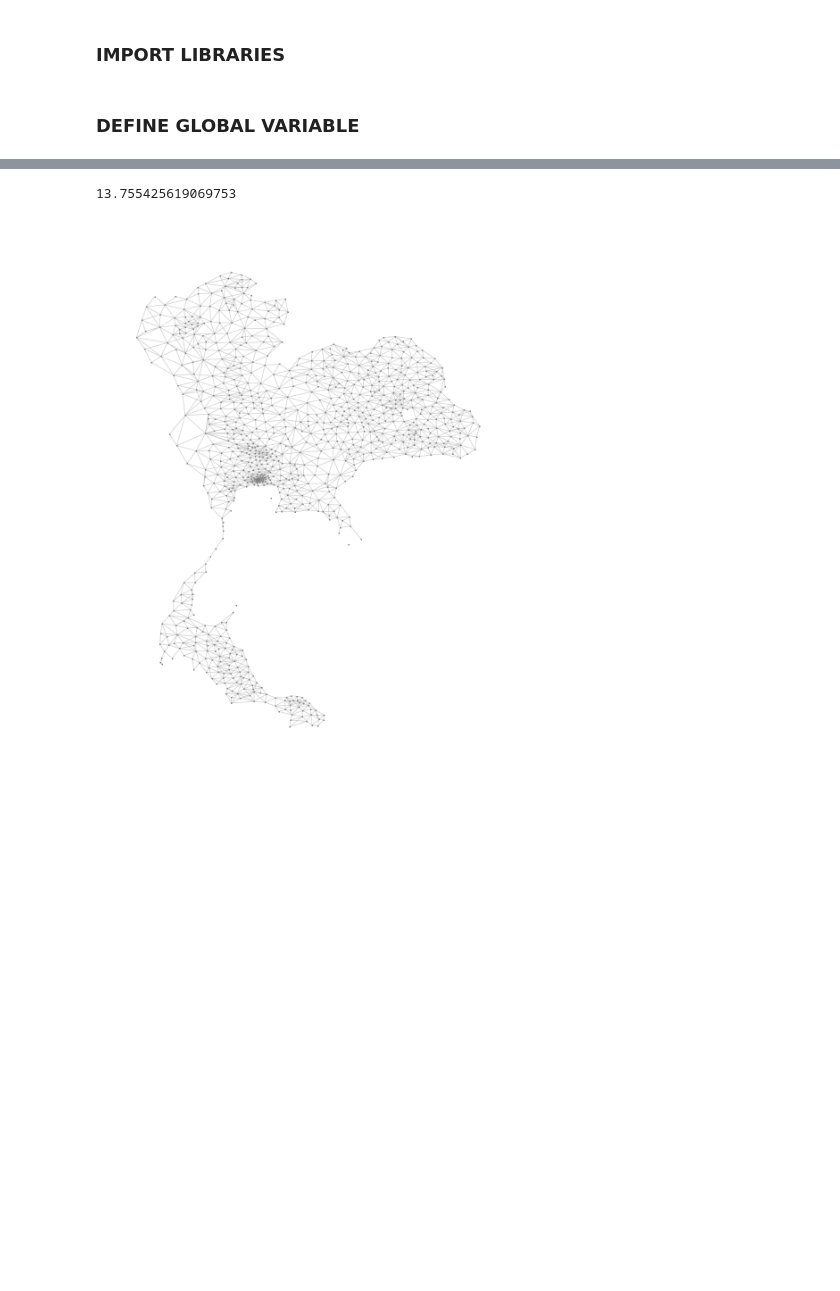
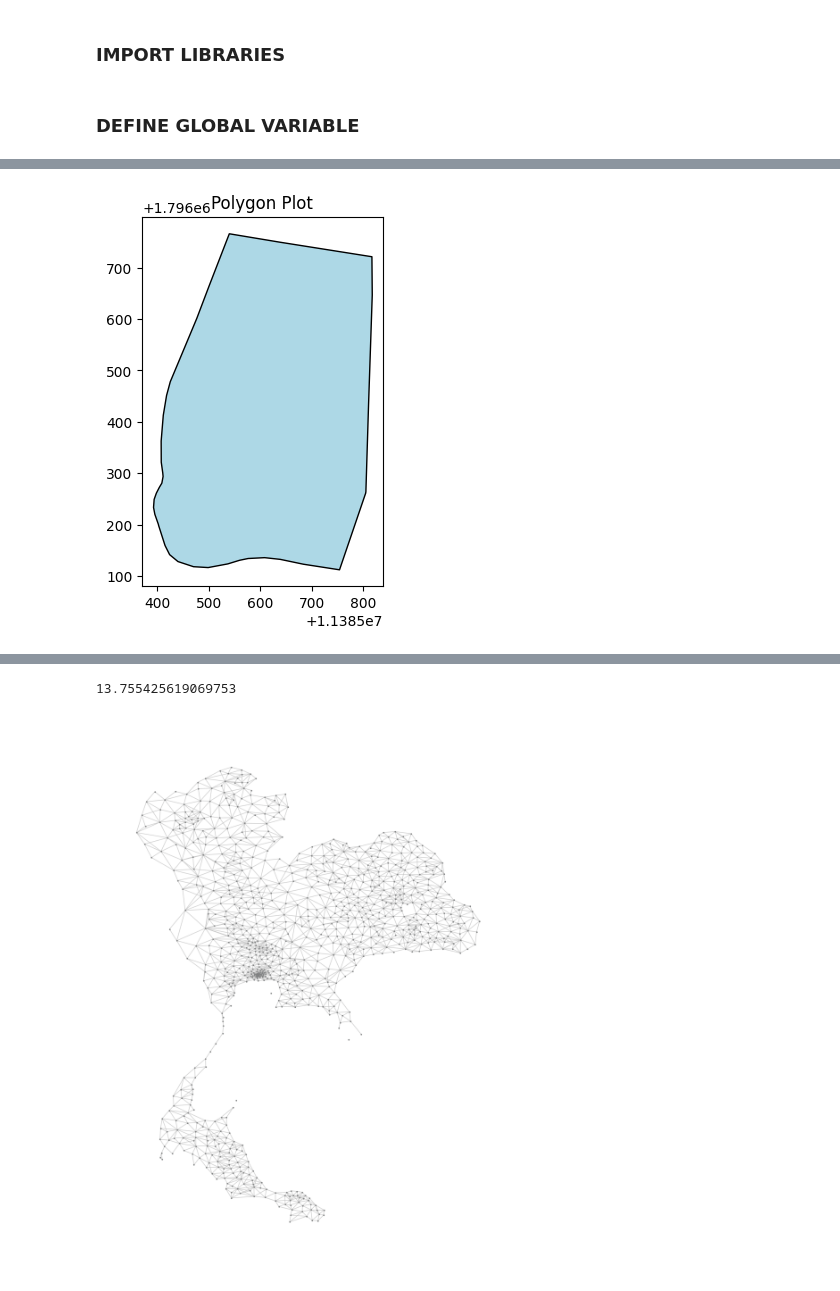
Before and after one commit to wtepsan/Adjacency-and-Distance-Matrix-of-Thailand, a Jupyter notebook: main_applications.ipynb, the cells around one changed output, grey strips where cells are left out. Saved outputs shown, nothing was run; the diff lists cells and outputs as text; code cells hidden in the pictures; blank space fills up the shorter version.

```diff
--- a/main_applications.ipynb
+++ b/main_applications.ipynb
@@ -86,0 +191,14 @@ DICT_amper2int = {item: index for index, item in enumerate(allampers)}
+# %%
+from shapely.geometry import Polygon
+import geopandas as gpd
+import matplotlib.pyplot as plt
+
+coords = list(polygon.exterior.coords)
+polygon = Polygon(coords)
+gdf = gpd.GeoDataFrame(index=[0], crs='EPSG:3857', geometry=[polygon])
+fig, ax = plt.subplots()
+gdf.plot(ax=ax, color='lightblue', edgecolor='black')
+ax.set_title('Polygon Plot')
+plt.show()
+# %% [output]
+[figure, added]
```
Also changed, not shown: parts of 14 cells of this notebook, 11 other files.
